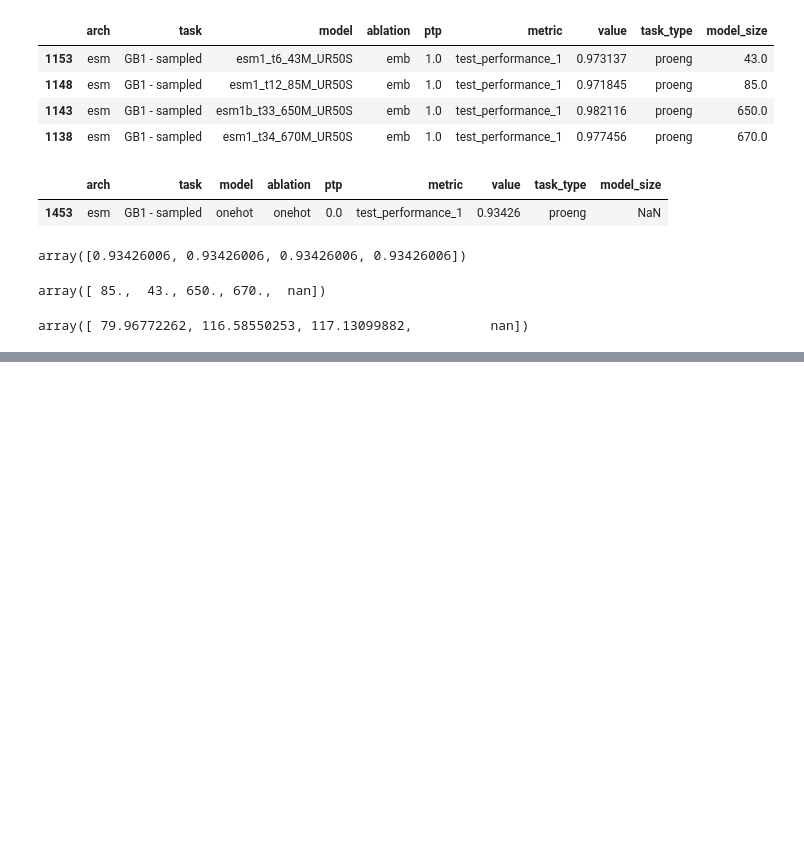
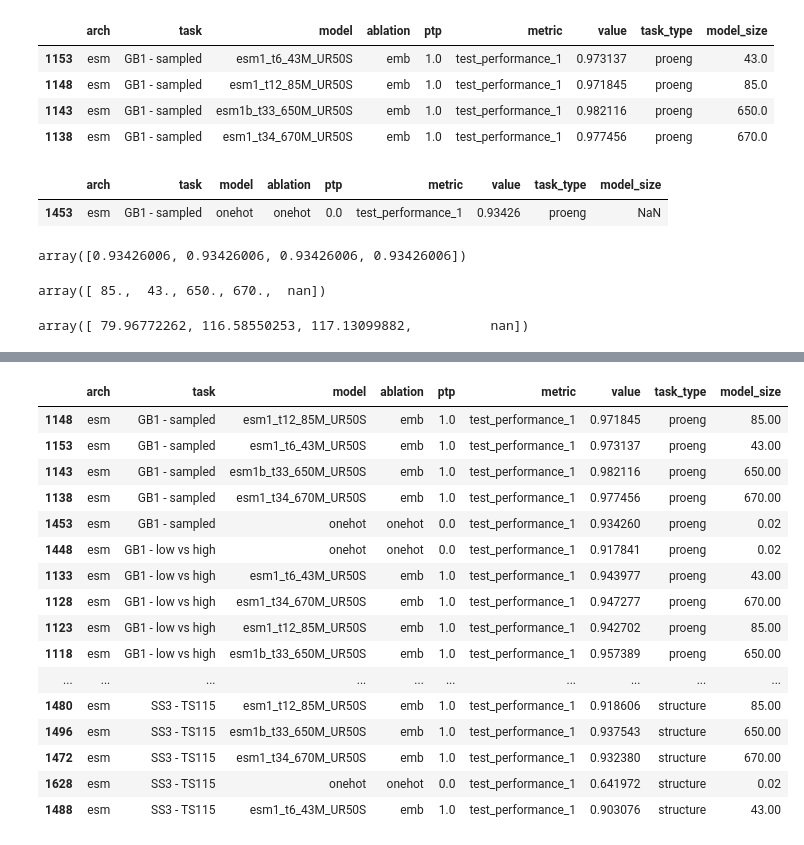
Before and after one commit to microsoft/protein-transfer, a Jupyter notebook: sandbox/results_replot_2.ipynb, the cells around one changed output, grey strips where cells are left out. Cells and saved outputs as stored; diff of their text form; code cells hidden in the pictures; blank space fills up the shorter version.

```diff
--- a/sandbox/results_replot_2.ipynb
+++ b/sandbox/results_replot_2.ipynb
@@ -259,0 +266,43 @@ TypeError: 'module' object is not callable
+# %%
+# split into 1) just best emb and 2) different emb best layer
+result_df = pd.read_csv("results/summary/all_results.csv")
+
+# Convert the string of lists to NumPy arrays
+result_df["value"] = result_df["value"].apply(ast.literal_eval).apply(np.array)
+
+result_df["value"] = result_df["value"].apply(np.max)
+
+df_perf_1 = result_df[
+    (result_df["metric"] == "test_performance_1") & (result_df["arch"] == "esm")
+].copy()
+df_perf_1["task_type"] = df_perf_1["task"].str.split("_").str[0]
+df_perf_1["model_size"] = df_perf_1["model"].map(MODEL_SIZE)
+
+df_perf_1["task"] = df_perf_1["task"].str.replace("_mean", "")
+df_perf_1["task"] = df_perf_1["task"].str.replace("_noflatten", "")
+
+# df_perf_1["task"] = df_perf_1["task"].str.replace({"_mean": "", "_noflatten": ""})
+
+df_perf_1["task"] = pd.Categorical(df_perf_1["task"], categories=ORDERED_TASK_LIST, ordered=True).map(TASK_LEGEND_MAP)
+df_perf_1 = df_perf_1.sort_values("task")
+
+df_perf_1 = df_perf_1[(df_perf_1["ablation"] == "onehot") | (df_perf_1["ablation"] == "emb")]
+df_perf_1
+# %% [output]
+|  | arch | task | model | ablation | ptp | metric | value | task_type | model_size |
+| 1148 | esm | GB1 - sampled | esm1_t12_85M_UR50S | emb | 1.0 | test_performance_1 | 0.971845 | proeng | 85.00 |
+| 1153 | esm | GB1 - sampled | esm1_t6_43M_UR50S | emb | 1.0 | test_performance_1 | 0.973137 | proeng | 43.00 |
+| 1143 | esm | GB1 - sampled | esm1b_t33_650M_UR50S | emb | 1.0 | test_performance_1 | 0.982116 | proeng | 650.00 |
+| 1138 | esm | GB1 - sampled | esm1_t34_670M_UR50S | emb | 1.0 | test_performance_1 | 0.977456 | proeng | 670.00 |
+| 1453 | esm | GB1 - sampled | onehot | onehot | 0.0 | test_performance_1 | 0.934260 | proeng | 0.02 |
+| 1448 | esm | GB1 - low vs high | onehot | onehot | 0.0 | test_performance_1 | 0.917841 | proeng | 0.02 |
+| 1133 | esm | GB1 - low vs high | esm1_t6_43M_UR50S | emb | 1.0 | test_performance_1 | 0.943977 | proeng | 43.00 |
+| 1128 | esm | GB1 - low vs high | esm1_t34_670M_UR50S | emb | 1.0 | test_performance_1 | 0.947277 | proeng | 670.00 |
+| 1123 | esm | GB1 - low vs high | esm1_t12_85M_UR50S | emb | 1.0 | test_performance_1 | 0.942702 | proeng | 85.00 |
+| 1118 | esm | GB1 - low vs high | esm1b_t33_650M_UR50S | emb | 1.0 | test_performance_1 | 0.957389 | proeng | 650.00 |
+| ... | ... | ... | ... | ... | ... | ... | ... | ... | ... |
+| 1480 | esm | SS3 - TS115 | esm1_t12_85M_UR50S | emb | 1.0 | test_performance_1 | 0.918606 | structure | 85.00 |
+| 1496 | esm | SS3 - TS115 | esm1b_t33_650M_UR50S | emb | 1.0 | test_performance_1 | 0.937543 | structure | 650.00 |
+| 1472 | esm | SS3 - TS115 | esm1_t34_670M_UR50S | emb | 1.0 | test_performance_1 | 0.932380 | structure | 670.00 |
+| 1628 | esm | SS3 - TS115 | onehot | onehot | 0.0 | test_performance_1 | 0.641972 | structure | 0.02 |
+| 1488 | esm | SS3 - TS115 | esm1_t6_43M_UR50S | emb | 1.0 | test_performance_1 | 0.903076 | structure | 43.00 |
```
Also changed, not shown: parts of 8 cells of this notebook, 2 other files.
